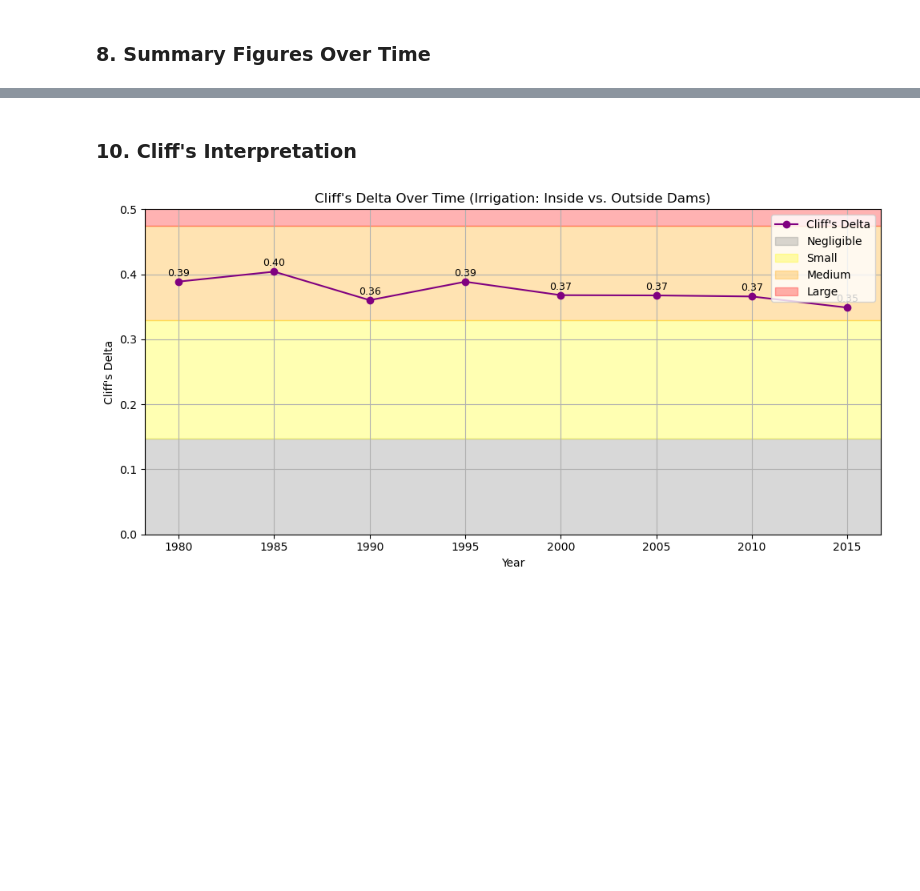
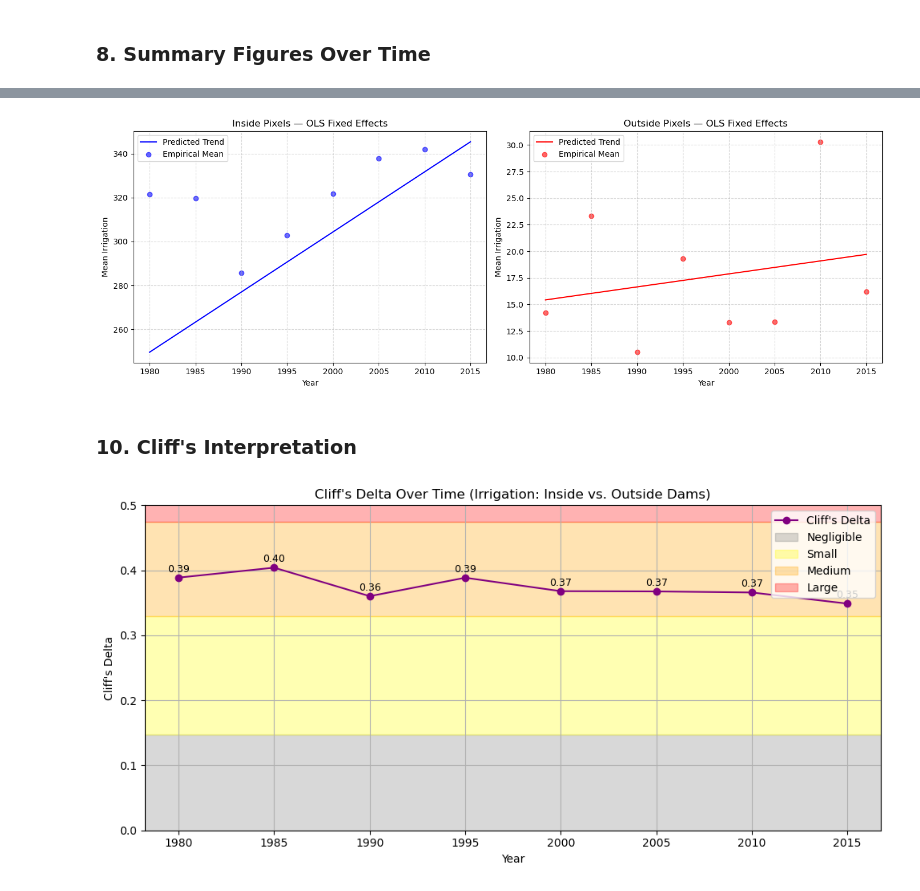
Before and after one commit to rellimylime/Africa_Irrigation, a Jupyter notebook: Code/2_Dam_Analysis/8_Descriptive_Stats.ipynb, the cells around one changed output, grey strips where cells are left out. Cells and saved outputs as stored; diff of their text form; code cells hidden in the pictures; blank space fills up the shorter version.

```diff
--- a/Code/2_Dam_Analysis/8_Descriptive_Stats.ipynb
+++ b/Code/2_Dam_Analysis/8_Descriptive_Stats.ipynb
@@ -359 +500,99 @@ plt.show()
 [figure]
+# %%
+records = []
+pixel_id_registry = {'Inside': {}, 'Outside': {}}
+id_counter = {'Inside': 0, 'Outside': 0}
+
+def predict_average_trend(model, year_range, pixel_ids):
+    preds = []
+    for pid in pixel_ids:
+        df_pred = pd.DataFrame({'Year': year_range, 'Pixel_ID': pid})
+        preds.append(model.predict(df_pred))
+    return np.mean(preds, axis=0)
+
+for year in years:
+    for group, arr in [('Inside', inside_pixels_dict[year]), ('Outside', outside_pixels_dict[year])]:
+        for i, val in enumerate(arr):
+            if not np.isnan(val):
+                # Assign persistent ID for each pixel across years
+                if i not in pixel_id_registry[group]:
+                    pixel_id_registry[group][i] = f"{group}_{id_counter[group]}"
+                    id_counter[group] += 1
+                pixel_id = pixel_id_registry[group][i]
+
+                records.append({
+                    'Year': year,
+                    'Group': group,
+                    'Pixel_ID': pixel_id,
+                    'Irrigation': val
+                })
+
+df_fe = pd.DataFrame(records)
+
+print(df_fe.head())
+print(df_fe['Pixel_ID'].nunique())  # How many unique pixels you're modeling
+print(df_fe.groupby('Group')['Pixel_ID'].nunique())
+
+
+# Determine the number of unique Pixel_IDs in each group
+n_inside = df_fe[df_fe.Group == 'Inside']['Pixel_ID'].nunique()
+n_outside = df_fe[df_fe.Group == 'Outside']['Pixel_ID'].nunique()
+
+
+N = min(n_inside, n_outside, 5000)  # Use the minimum available or 5000
+
+N = min(n_inside, n_outside, 5000)
+
+subset_ids_in = (df_fe[df_fe.Group == 'Inside']
+                 .drop_duplicates('Pixel_ID')
+                 .sample(n=N, random_state=1)['Pixel_ID'])
+
+subset_ids_out = (df_fe[df_fe.Group == 'Outside']
+                  .drop_duplicates('Pixel_ID')
+                  .sample(n=N, random_state=1)['Pixel_ID'])
+
+inside_df = df_fe[df_fe.Pixel_ID.isin(subset_ids_in)].copy()
+outside_df = df_fe[df_fe.Pixel_ID.isin(subset_ids_out)].copy()
+
+import statsmodels.formula.api as smf
+
+model_in = smf.ols("Irrigation ~ Year + C(Pixel_ID)", data=inside_df).fit(cov_type='HC1')
+model_out = smf.ols("Irrigation ~ Year + C(Pixel_ID)", data=outside_df).fit(cov_type='HC1')
+
+def predict_average_trend(model, year_range, pixel_ids):
+    preds = []
+    for pid in pixel_ids:
+        df_pred = pd.DataFrame({'Year': year_range, 'Pixel_ID': pid})
+        preds.append(model.predict(df_pred))
+    return np.mean(preds, axis=0)
+
+year_range = np.arange(1980, 2020, 5)
+
+pred_in = predict_average_trend(model_in, year_range, subset_ids_in)
+pred_out = predict_average_trend(model_out, year_range, subset_ids_out)
+
+# Mean observed values
+inside_means = inside_df.groupby("Year")["Irrigation"].mean()
+outside_means = outside_df.groupby("Year")["Irrigation"].mean()
+
+fig, axes = plt.subplots(1, 2, figsize=(14, 5))
+
+axes[0].plot(year_range, pred_in, color='blue', label='Predicted Trend')
+axes[0].scatter(inside_means.index, inside_means.values, color='blue', alpha=0.6, label='Empirical Mean')
+axes[0].set_title("Inside Pixels — OLS Fixed Effects")
+axes[0].legend()
+axes[0].set_xlabel("Year")
+axes[0].set_ylabel("Mean Irrigation")
+axes[0].grid(True, linestyle="--", alpha=0.5)
+
+axes[1].plot(year_range, pred_out, color='red', label='Predicted Trend')
+axes[1].scatter(outside_means.index, outside_means.values, color='red', alpha=0.6, label='Empirical Mean')
+axes[1].set_title("Outside Pixels — OLS Fixed Effects")
+axes[1].legend()
+axes[1].set_xlabel("Year")
+axes[1].set_ylabel("Mean Irrigation")
+axes[1].grid(True, linestyle="--", alpha=0.5)
+
+plt.tight_layout()
+plt.show()
+# %% [output]
@@ -360,3 +610,4 @@ plt.show()
+[figure, added]
 # %% [markdown]
 ### 10. Cliff's Interpretation
 # %%
```
Also changed, not shown: parts of 9 cells of this notebook.
